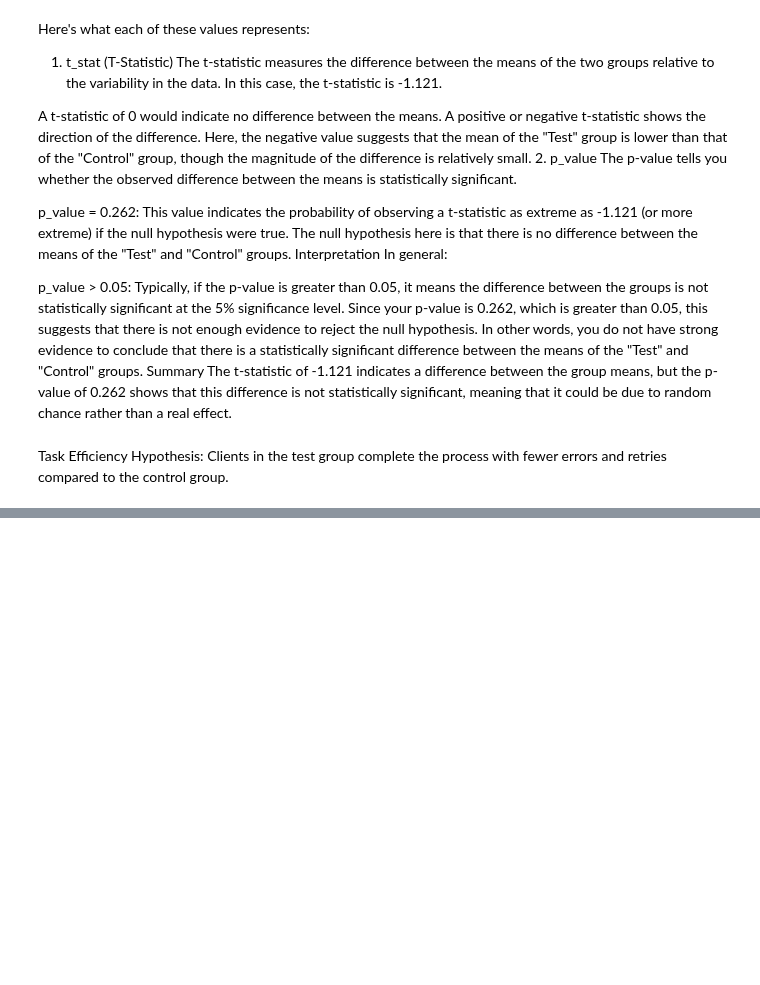
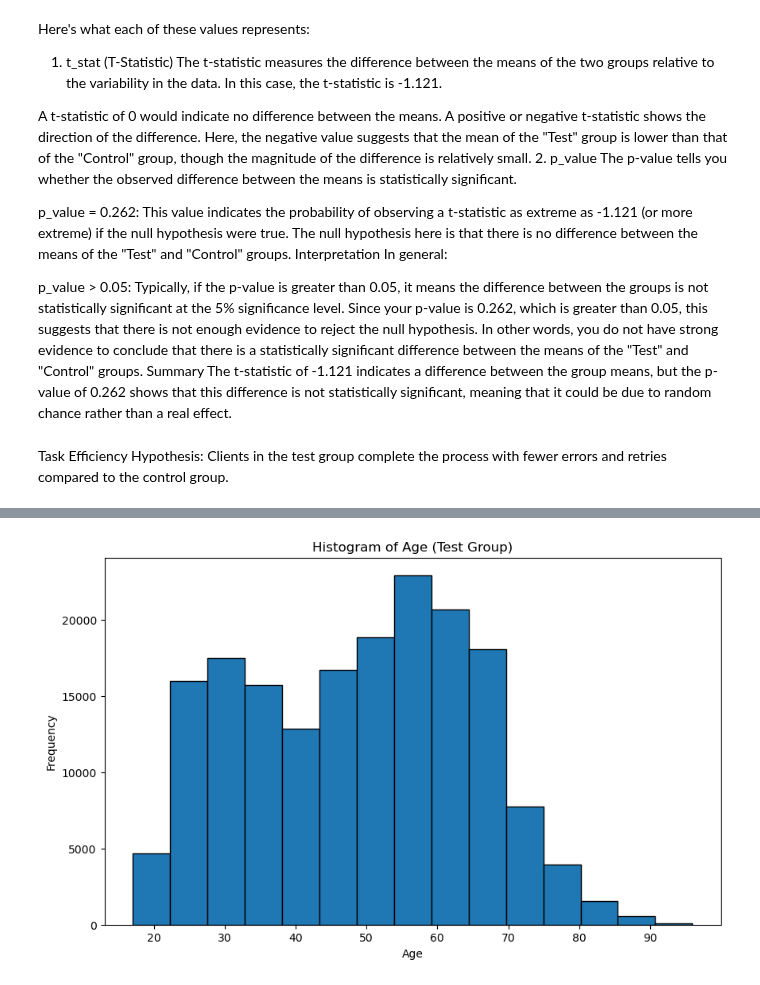
Before and after one commit to Josepdmo/PROJECT2, a Jupyter notebook: EXPLORATORY3.ipynb, the cells around one changed output, grey strips where cells are left out. Saved outputs shown, nothing was run; the diff lists cells and outputs as text; code cells hidden in the pictures; blank space fills up the shorter version.

```diff
--- a/EXPLORATORY3.ipynb
+++ b/EXPLORATORY3.ipynb
@@ -1408,0 +1414,9 @@ variation_df.to_csv('variation.csv', index=False)
+# %%
+plt.figure(figsize=(10, 6))
+plt.hist(test_df['clnt_age'], bins=15, edgecolor='black')
+plt.title('Histogram of Age (Test Group)')
+plt.xlabel('Age')
+plt.ylabel('Frequency')
+plt.show()
+# %% [output]
+[figure, added]
```
Also changed, not shown: parts of 10 cells of this notebook.
